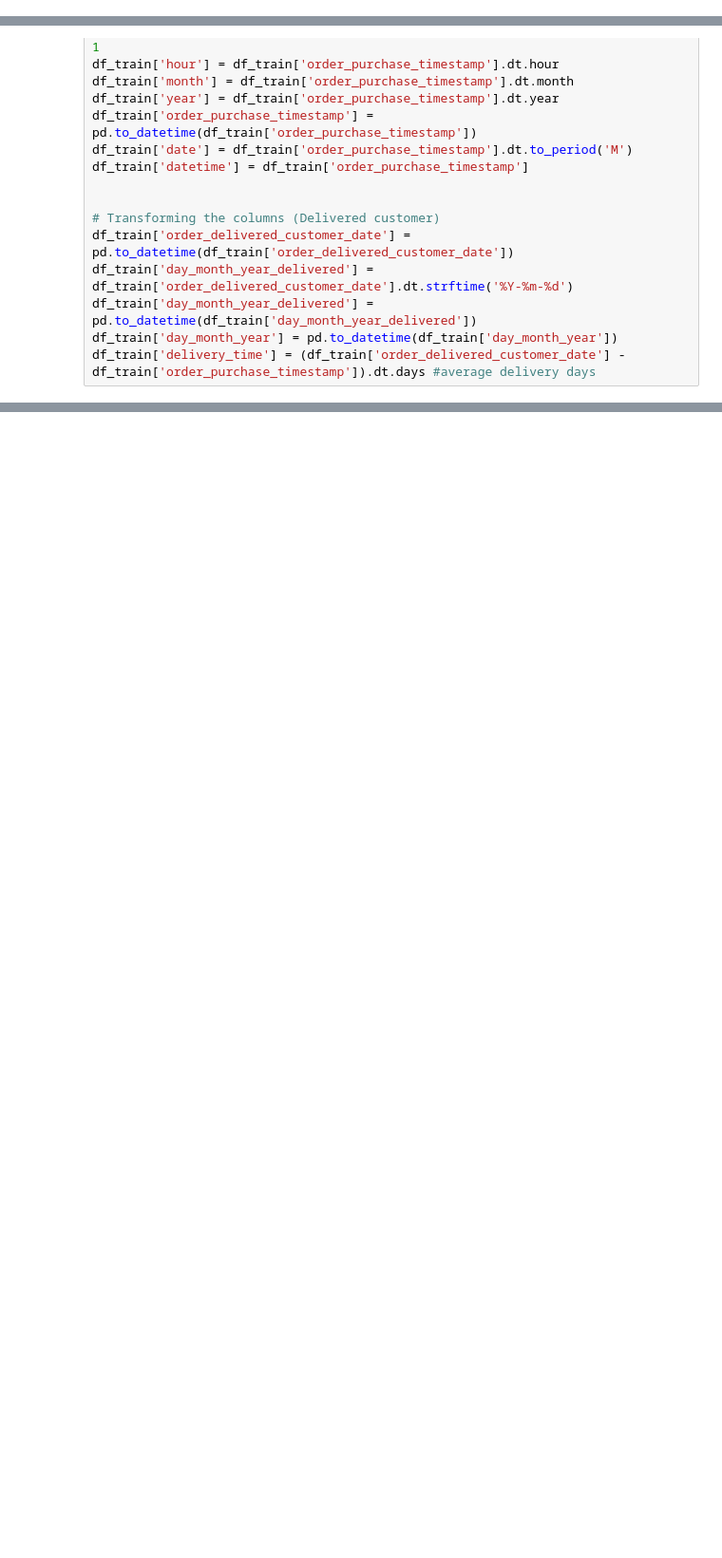
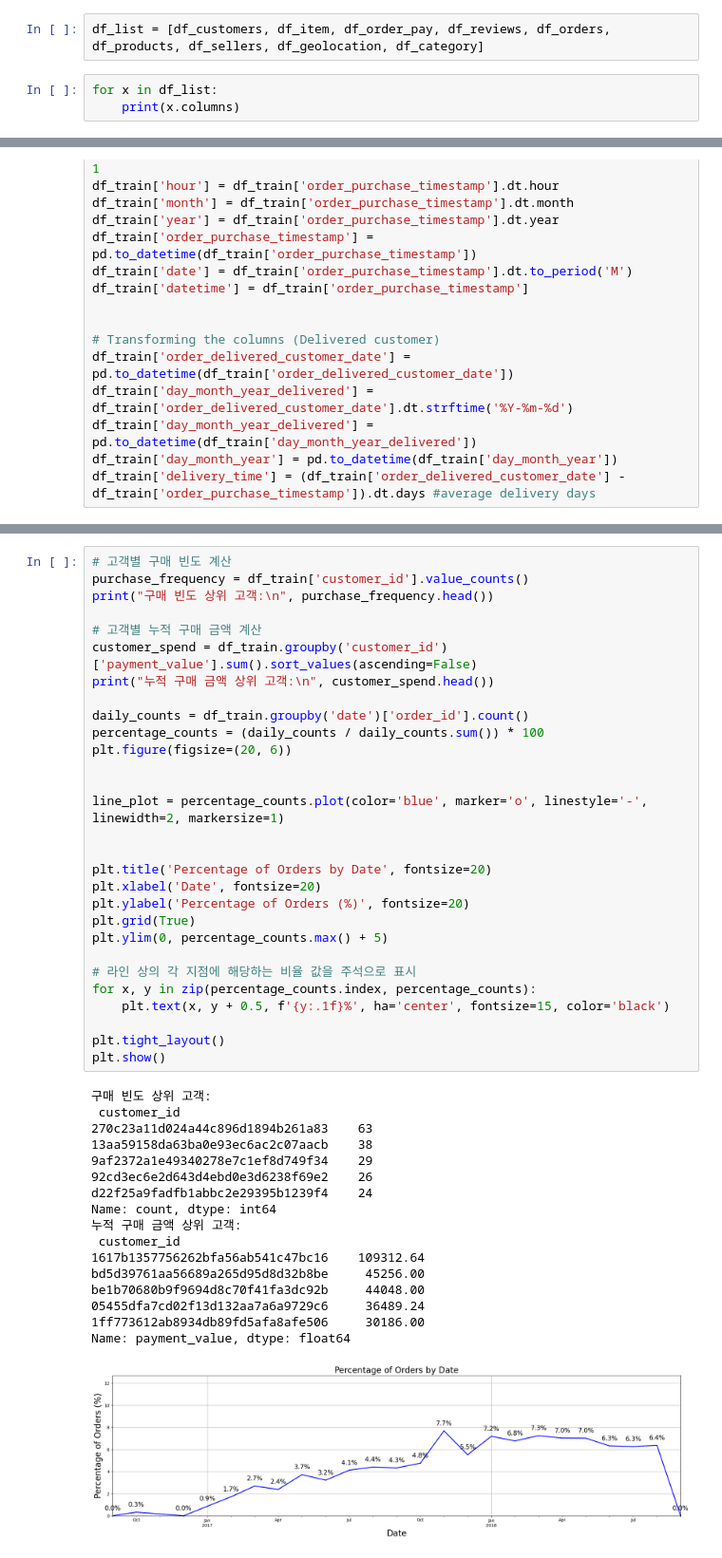
Before and after one commit to dothegee/ecommerce_project, a Jupyter notebook: code/EDA.ipynb, the cells around one changed output, grey strips where cells are left out. Shown at 95% size. Drawn from its saved outputs; the diff is of its cells as text; blank space fills up the shorter version.

```diff
--- a/code/EDA.ipynb
+++ b/code/EDA.ipynb
@@ -36,3 +43,8 @@ df_sellers = pd.read_csv(path+"olist_sellers_dataset.csv")
 df_order_pay = pd.read_csv(path+"olist_order_payments_dataset.csv")
 df_customers = pd.read_csv(path+"olist_customers_dataset.csv")
 df_category = pd.read_csv(path+"product_category_name_translation.csv")
+# %%
+df_list = [df_customers, df_item, df_order_pay, df_reviews, df_orders, df_products, df_sellers, df_geolocation, df_category]
+# %%
+for x in df_list:
+    print(x.columns)
@@ -111,0 +475,47 @@ Dataset Shape: (119143, 50)
+# %%
+# 고객별 구매 빈도 계산
+purchase_frequency = df_train['customer_id'].value_counts()
+print("구매 빈도 상위 고객:\n", purchase_frequency.head())
+
+# 고객별 누적 구매 금액 계산
+customer_spend = df_train.groupby('customer_id')['payment_value'].sum().sort_values(ascending=False)
+print("누적 구매 금액 상위 고객:\n", customer_spend.head())
+
+daily_counts = df_train.groupby('date')['order_id'].count()
+percentage_counts = (daily_counts / daily_counts.sum()) * 100
+plt.figure(figsize=(20, 6))
+
+
+line_plot = percentage_counts.plot(color='blue', marker='o', linestyle='-', linewidth=2, markersize=1)
+
+
+plt.title('Percentage of Orders by Date', fontsize=20)
+plt.xlabel('Date', fontsize=20)
+plt.ylabel('Percentage of Orders (%)', fontsize=20)
+plt.grid(True)
+plt.ylim(0, percentage_counts.max() + 5)
+
+# 라인 상의 각 지점에 해당하는 비율 값을 주석으로 표시
+for x, y in zip(percentage_counts.index, percentage_counts):
+    plt.text(x, y + 0.5, f'{y:.1f}%', ha='center', fontsize=15, color='black')
+
+plt.tight_layout()
+plt.show()
+# %% [output]
+구매 빈도 상위 고객:
+ customer_id
+270c23a11d024a44c896d1894b261a83    63
+13aa59158da63ba0e93ec6ac2c07aacb    38
+9af2372a1e49340278e7c1ef8d749f34    29
+92cd3ec6e2d643d4ebd0e3d6238f69e2    26
+d22f25a9fadfb1abbc2e29395b1239f4    24
+Name: count, dtype: int64
+누적 구매 금액 상위 고객:
+ customer_id
+1617b1357756262bfa56ab541c47bc16    109312.64
+bd5d39761aa56689a265d95d8d32b8be     45256.00
+be1b70680b9f9694d8c70f41fa3dc92b     44048.00
+05455dfa7cd02f13d132aa7a6a9729c6     36489.24
+1ff773612ab8934db89fd5afa8afe506     30186.00
+Name: payment_value, dtype: float64
+[figure, added]
```
Also changed, not shown: parts of 88 cells of this notebook, 3 other files.
